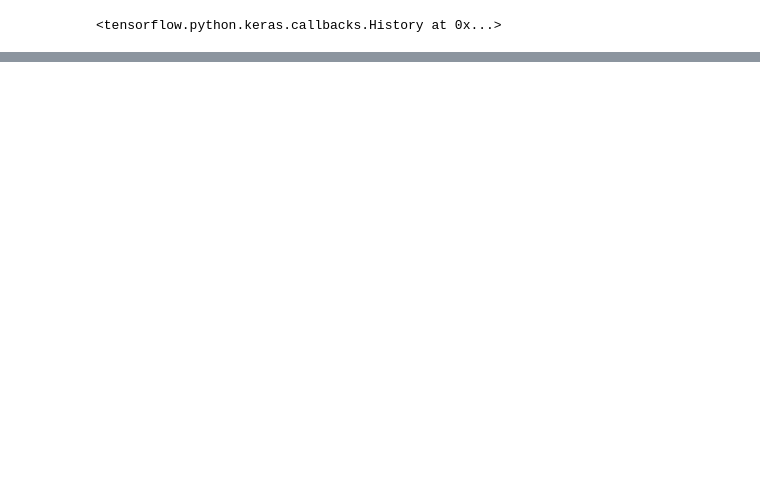
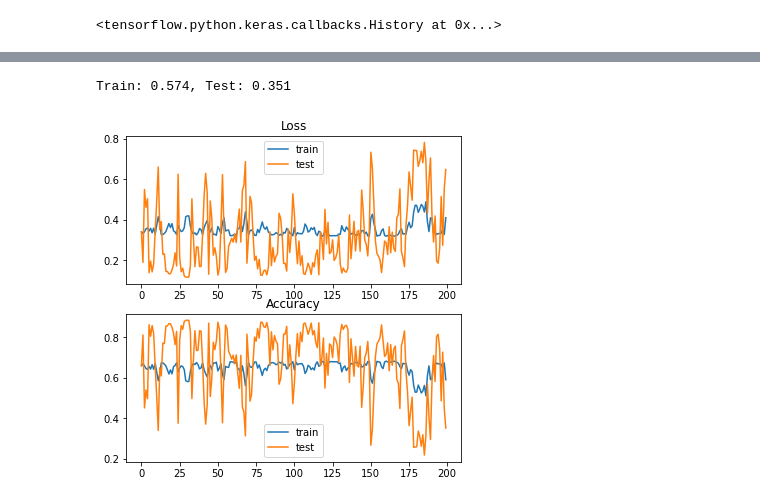
Before and after one commit to shridevinb/diabetes_interpretation, a Jupyter notebook: MLP.ipynb, the cells around one changed output, grey strips where cells are left out. Drawn from its saved outputs; the diff is of its cells as text; code cells hidden in the pictures; blank space fills up the shorter version.

```diff
--- a/MLP.ipynb
+++ b/MLP.ipynb
@@ -519,0 +364,6 @@ KeyError: 'loss'
+# %%
+model9 = create_model6()
+model9.compile(optimizer=optimizer,
+              loss='mse',
+              metrics=['accuracy'])
+model9.summary()
@@ -519,0 +387,3 @@ KeyError: 'loss'
+# %%
+model9.fit(X_train, y_train, epochs=200, validation_data=(X_test,y_test),
+           batch_size=64)
@@ -519,0 +409,6 @@ KeyError: 'loss'
+# %%
+loss = model9.history.history['loss']
+val_loss = model9.history.history['val_loss']
+accuracy = model9.history.history['accuracy']
+val_accuracy = model9.history.history['val_accuracy']
+loss, val_loss, accuracy, val_accuracy
@@ -519,0 +433,22 @@ KeyError: 'loss'
+# %%
+# evaluate the model
+_, train_acc = model9.evaluate(X_train, y_train, verbose=0)
+_, test_acc = model9.evaluate(X_test, y_test, verbose=0)
+print('Train: %.3f, Test: %.3f' % (train_acc, test_acc))
+# plot loss during training
+pyplot.figure(figsize=(6, 6))
+pyplot.subplot(211)
+pyplot.title('Loss')
+pyplot.plot(loss, label='train')
+pyplot.plot(val_loss, label='test')
+pyplot.legend()
+# plot accuracy during training
+pyplot.subplot(212)
+pyplot.title('Accuracy')
+pyplot.plot(accuracy, label='train')
+pyplot.plot(val_accuracy, label='test')
+pyplot.legend()
+pyplot.show()
+# %% [output]
+Train: 0.574, Test: 0.351
+[figure, added]
```
Also changed, not shown: parts of 49 cells of this notebook, 14 other files.
